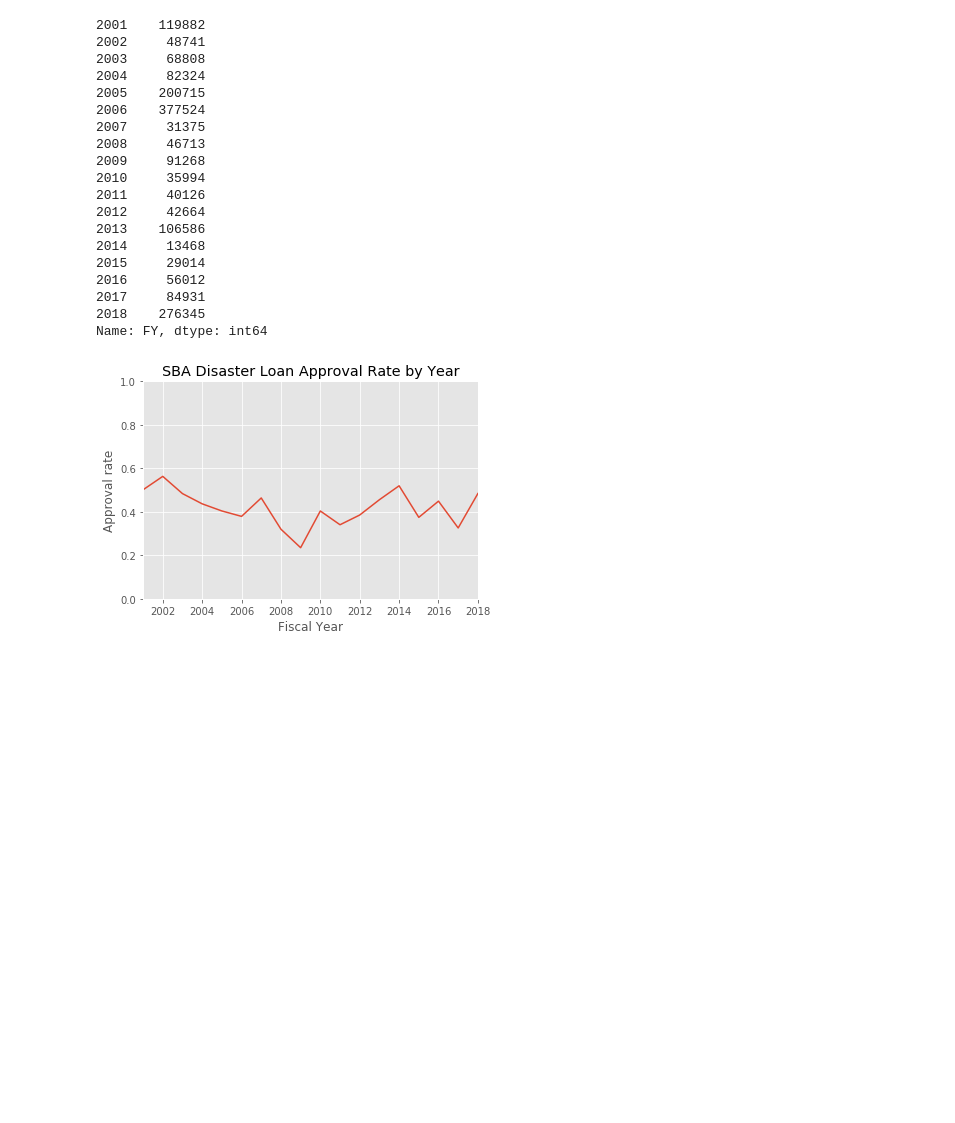
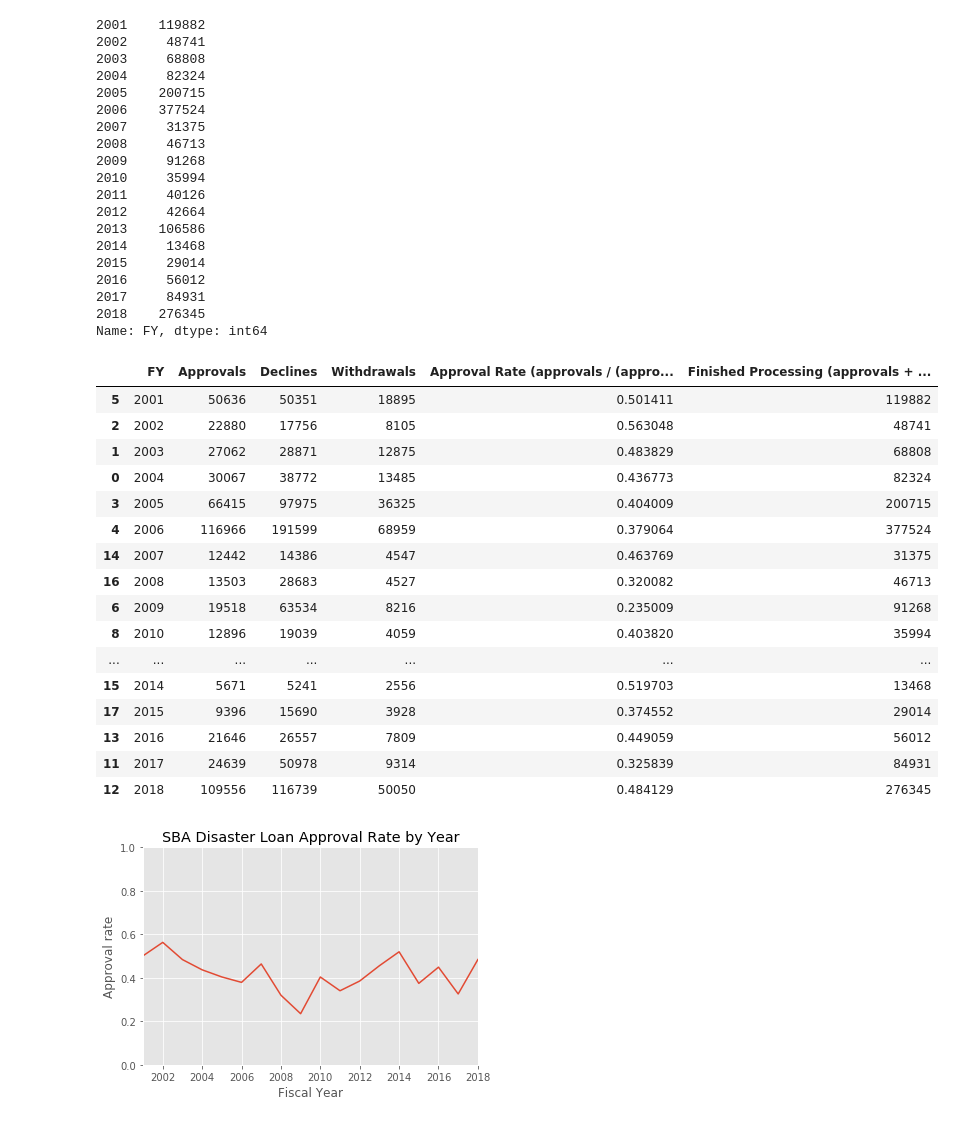
Before and after one commit to PublicI/sba-disaster-loans, a Jupyter notebook: SBA Data Analysis.ipynb, the cells around one changed output. Saved outputs shown, nothing was run; the diff lists cells and outputs as text; code cells hidden in the pictures; blank space fills up the shorter version.

```diff
--- a/SBA Data Analysis.ipynb
+++ b/SBA Data Analysis.ipynb
@@ -325,6 +323,35 @@ df_approvals['FY'].value_counts().sort_index() + df_declines['FY'].value_counts(
 2017     84931
 2018    276345
 Name: FY, dtype: int64
+# %%
+# data for additional graphics
+graphic_data = pd.DataFrame(data = {"FY":df_approvals['FY'].unique()})
+graphic_data.sort_values(by = "FY", inplace = True)
+graphic_data['Approvals'] = graphic_data['FY'].apply(lambda x: len(df_approvals[df_approvals['FY']==x]))
+graphic_data['Declines'] = graphic_data['FY'].apply(lambda x: len(df_declines[df_declines['FY']==x]))
+graphic_data['Withdrawals'] = graphic_data['FY'].apply(lambda x: len(df_withdrawals[df_withdrawals['FY']==x]))
+graphic_data['Approval Rate (approvals / (approvals + declines))'] = graphic_data['Approvals'] / (graphic_data['Approvals'] + graphic_data['Declines'])
+graphic_data['Finished Processing (approvals + withdrawals + declines)'] = graphic_data['Approvals'] + graphic_data['Declines'] + graphic_data['Withdrawals']
+# graphic_data.to_csv("numbers_for_extra_graphics.csv", index = False)
+graphic_data
+# %% [output]
+|  | FY | Approvals | Declines | Withdrawals | Approval Rate (approvals / (appro... | Finished Processing (approvals + ... |
+| 5 | 2001 | 50636 | 50351 | 18895 | 0.501411 | 119882 |
+| 2 | 2002 | 22880 | 17756 | 8105 | 0.563048 | 48741 |
+| 1 | 2003 | 27062 | 28871 | 12875 | 0.483829 | 68808 |
+| 0 | 2004 | 30067 | 38772 | 13485 | 0.436773 | 82324 |
+| 3 | 2005 | 66415 | 97975 | 36325 | 0.404009 | 200715 |
+| 4 | 2006 | 116966 | 191599 | 68959 | 0.379064 | 377524 |
+| 14 | 2007 | 12442 | 14386 | 4547 | 0.463769 | 31375 |
+| 16 | 2008 | 13503 | 28683 | 4527 | 0.320082 | 46713 |
+| 6 | 2009 | 19518 | 63534 | 8216 | 0.235009 | 91268 |
+| 8 | 2010 | 12896 | 19039 | 4059 | 0.403820 | 35994 |
+| ... | ... | ... | ... | ... | ... | ... |
+| 15 | 2014 | 5671 | 5241 | 2556 | 0.519703 | 13468 |
+| 17 | 2015 | 9396 | 15690 | 3928 | 0.374552 | 29014 |
+| 13 | 2016 | 21646 | 26557 | 7809 | 0.449059 | 56012 |
+| 11 | 2017 | 24639 | 50978 | 9314 | 0.325839 | 84931 |
+| 12 | 2018 | 109556 | 116739 | 50050 | 0.484129 | 276345 |
 # %%
 approval_rate_by_var("FY", output = "Line Plot")
 plt.title("SBA Disaster Loan Approval Rate by Year")
```
Also changed, not shown: parts of 9 cells of this notebook.
